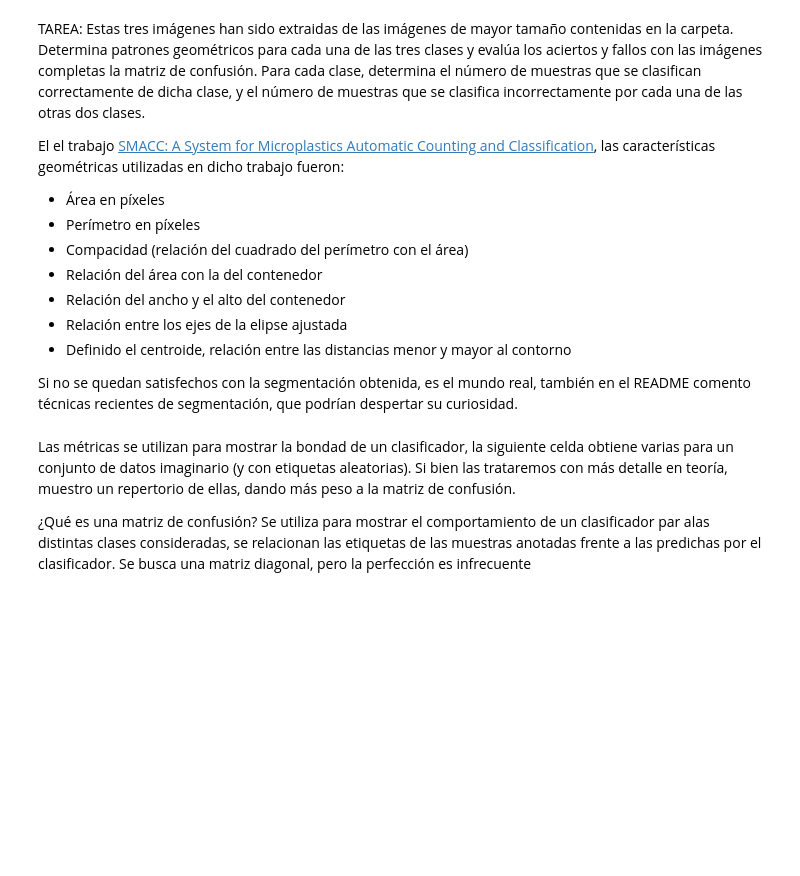
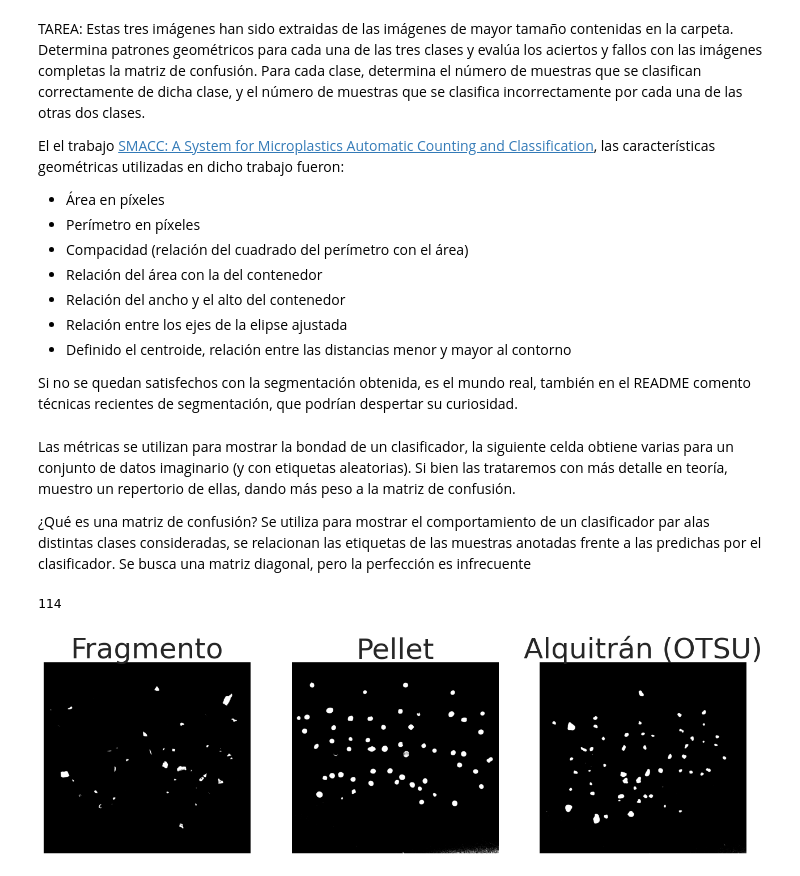
Before and after one commit to AlejandroOrtegaG/VC, a Jupyter notebook: P3/VC_P3.ipynb, the cells around one changed output. Drawn from its saved outputs; the diff is of its cells as text; code cells hidden in the pictures; blank space fills up the shorter version.

```diff
--- a/P3/VC_P3.ipynb
+++ b/P3/VC_P3.ipynb
@@ -374,6 +188,77 @@ Las métricas se utilizan para mostrar la bondad de un clasificador, la siguient
 
 ¿Qué es una matriz de confusión?
 Se utiliza para mostrar el comportamiento de un clasificador par alas distintas clases consideradas, se relacionan las etiquetas de las muestras anotadas frente a las predichas por el clasificador. Se busca una matriz diagonal, pero la perfección es infrecuente
+# %%
+def countContours(image):
+    contours,_ = cv2.findContours(image, cv2.RETR_EXTERNAL, cv2.CHAIN_APPROX_SIMPLE)
+    count = 0
+
+    for contour in contours:
+        if (contour.shape[0] > 5):
+            count +=1
+        cv2.drawContours(image, [contour], -1, (0,255,0), 3)
+
+
+    return count
+
+import seaborn as sns
+from sklearn.metrics import (
+    confusion_matrix,
+    accuracy_score,
+    precision_score,
+    recall_score,
+    f1_score
+)
+
+# Se cargan las tres imágenes: fragmentos, pellets y alquitrán
+fragment = cv2.imread('fragment-03-olympus-10-01-2020.JPG')
+pellet = cv2.imread('pellet-03-olympus-10-01-2020.JPG')
+tar = cv2.imread('tar-03-olympus-10-01-2020.JPG')
+
+# Recortar las imágenes para evitar las sombras que aparecen
+row = [0, 3000]
+column = [750, 4000]
+
+# Recortar las imágenes para evitar problemas con las sombras de las imágenes
+fragment = fragment[row[0]:row[1], column[0]:column[1]]
+pellet = pellet[row[0]:row[1], column[0]:column[1]]
+tar = tar[row[0]:row[1], column[0]:column[1]]
+
+fragment_gray = cv2.cvtColor(fragment, cv2.COLOR_BGR2GRAY)
+pellet_gray = cv2.cvtColor(pellet, cv2.COLOR_BGR2GRAY)
+tar_gray = cv2.cvtColor(tar, cv2.COLOR_BGR2GRAY)
+
+umbral = 100
+
+_,fragment_th = cv2.threshold(fragment_gray, umbral, 255, cv2.THRESH_BINARY_INV);
+_,pellet_th = cv2.threshold(pellet_gray, umbral, 255, cv2.THRESH_BINARY_INV);
+_,tar_th = cv2.threshold(tar_gray, umbral, 255, cv2.THRESH_BINARY_INV);
+
+
+total_fragments = countContours(fragment_th)
+print(total_fragments)
+
+
+plt.figure(figsize=(16,6))
+plt.subplot(131)
+plt.title('Fragmento')
+plt.axis("off")
+plt.imshow(fragment_th,cmap='gray')
+
+plt.subplot(132)
+plt.title('Pellet')
+plt.axis("off")
+plt.imshow(pellet_th,cmap='gray')
+
+plt.subplot(133)
+plt.title('Alquitrán (OTSU)')
+plt.axis("off")
+plt.imshow(tar_th,cmap='gray')
+
+plt.show()
+# %% [output]
+114
+[figure, added]
 # %%
 
 import random
```
Also changed, not shown: parts of 14 cells of this notebook.
